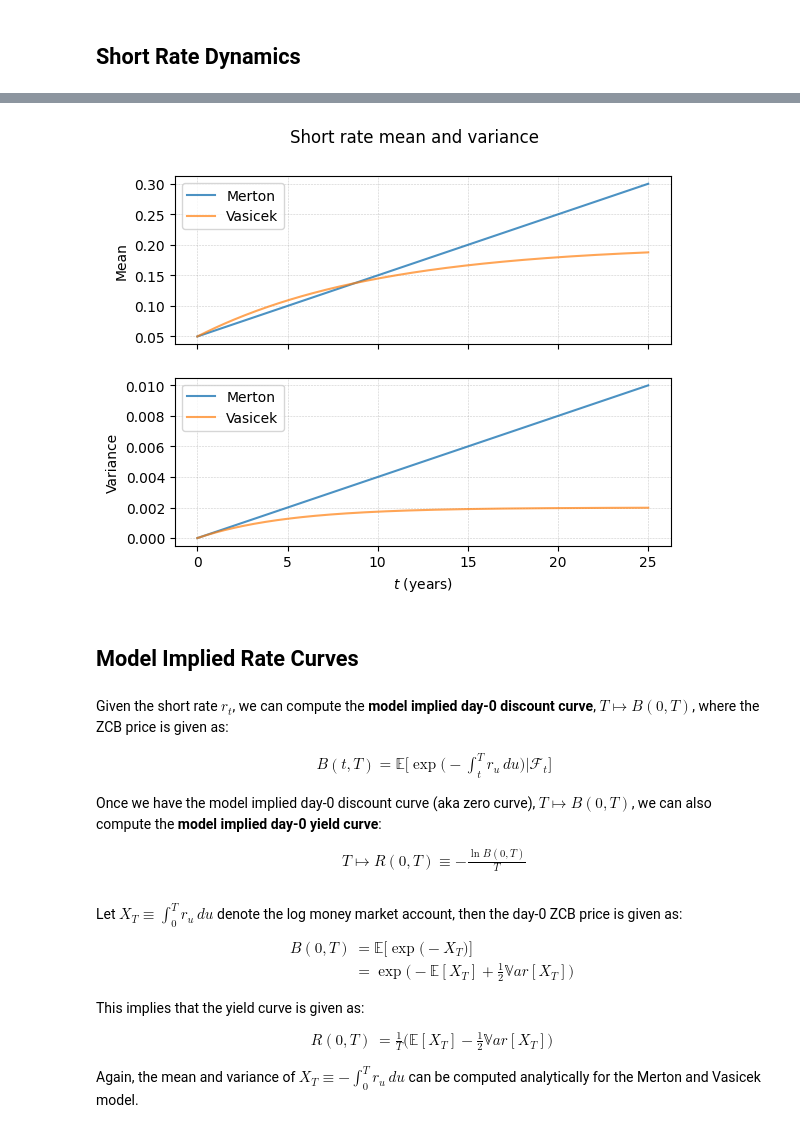
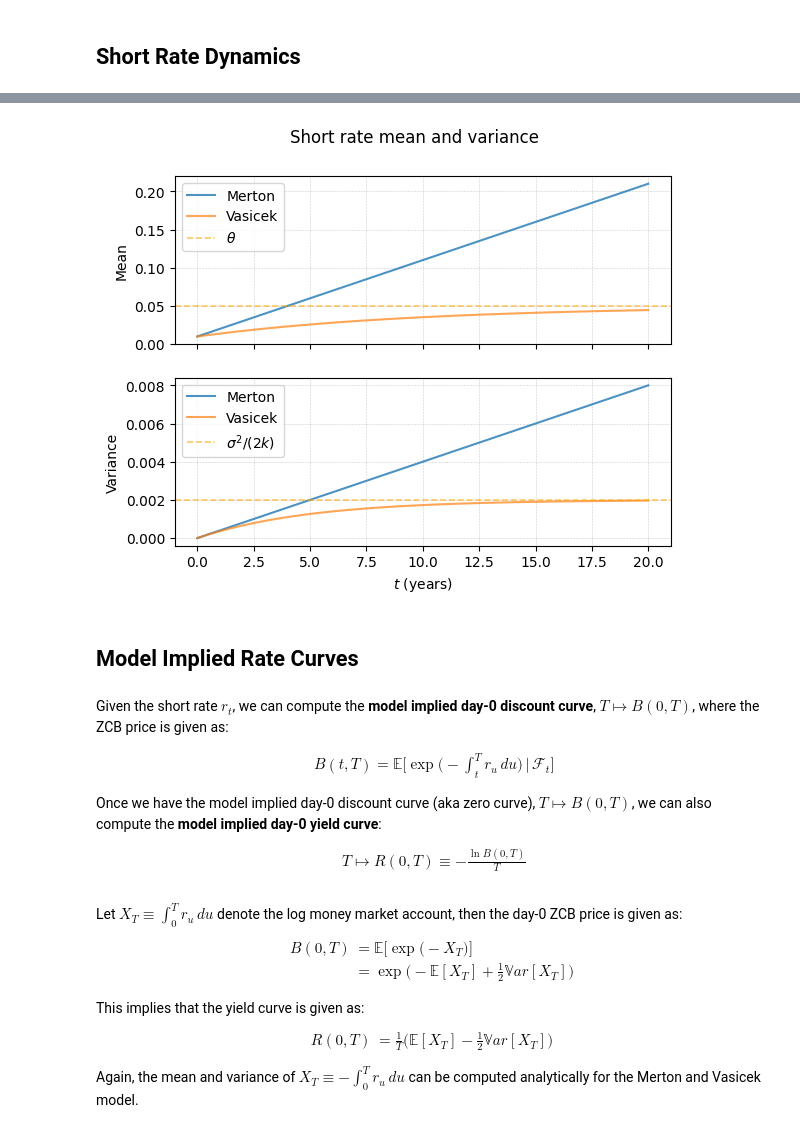
Before and after one commit to ccjeremylo/FinEng-in-IRFX, a Jupyter notebook: src/python/Lecture6/short_rate_model_dynamics.ipynb, the cells around one changed output, grey strips where cells are left out. Drawn from its saved outputs; the diff is of its cells as text; code cells hidden in the pictures.

```diff
--- a/src/python/Lecture6/short_rate_model_dynamics.ipynb
+++ b/src/python/Lecture6/short_rate_model_dynamics.ipynb
@@ -13,7 +13,7 @@ import math
 RNG1 = rn.RandomGen()
 RNG2 = rn.RandomGen()
 # %%
-r0 = 0.05
+r0 = 0.01
 vol = 0.02
 
 # Merton
@@ -21,7 +21,7 @@ drift = 0.01
 
 # Vasicek
 speed = 0.1
-long_term_mean = 0.02
+long_term_mean = 0.05
 
 merton = srm.Merton(r0, drift, vol, RNG1)
 vasicek = srm.Vasicek(r0, speed, long_term_mean, vol, RNG2)
@@ -96,5 +100,5 @@ plt.show()
 # %%
-simulation_times = np.linspace(0, 25, 200)
+simulation_times = np.linspace(0, 20, 200)
 
 mean_M, mean_V = [], []
 var_M, var_V = [], []
@@ -129,31 +140,33 @@ G(0,t \,|\, k) = \frac{1 - \exp(-kt)}{k}
 # %%
 fig, (ax1, ax2) = plt.subplots(2, sharex=True)
 fig.suptitle('Short rate mean and variance')
 plt.xlabel(r'$T$ (years)')
 
 ax1.plot(simulation_times, mean_M, label='Merton', alpha=0.8)
 ax1.plot(simulation_times, mean_V, label='Vasicek', alpha=0.7)
+ax1.axhline(y=long_term_mean, color='orange', linestyle='--', alpha=0.6, linewidth=1.2, label=r'$\theta$')
 ax1.set(ylabel=r'Mean')
 
 ax2.plot(simulation_times, var_M, label='Merton', alpha=0.8)
 ax2.plot(simulation_times, var_V, label='Vasicek', alpha=0.7)
+ax2.axhline(y=0.5*vol**2/speed, color='orange', linestyle='--', alpha=0.6, linewidth=1.2, label=r'$\sigma^2/(2k)$')
 ax2.set(xlabel=r'$t$ (years)', ylabel=r'Variance')
 
 ax1.grid(color="grey", linewidth=0.4, linestyle="--", alpha=0.4)
 ax2.grid(color="grey", linewidth=0.4, linestyle="--", alpha=0.4)
 ax1.legend()
 ax2.legend()
 
 plt.show()
 # %% [output]
-[figure, old version]
+[figure, new version]
 # %% [markdown]
 ## Model Implied Rate Curves
 # %% [markdown]
 Given the short rate $r_t$, we can compute the **model implied day-0 discount curve**, $T \mapsto B(0, T)$, where the ZCB price is given as:
 
 \begin{align}
-B(t, T) = \mathbb{E} \bigg[\exp \bigg( -\int_t^T r_u \, du \bigg) | \mathcal{F}_t \bigg]
+B(t, T) = \mathbb{E} \bigg[\exp \bigg( -\int_t^T r_u \, du \bigg) \,|\, \mathcal{F}_t \bigg]
 \end{align}
 
 Once we have the model implied day-0 discount curve (aka zero curve), $T \mapsto B(0, T)$, we can also compute the **model implied day-0 yield curve**:
```
Also changed, not shown: parts of 6 cells of this notebook, 1 other file.
